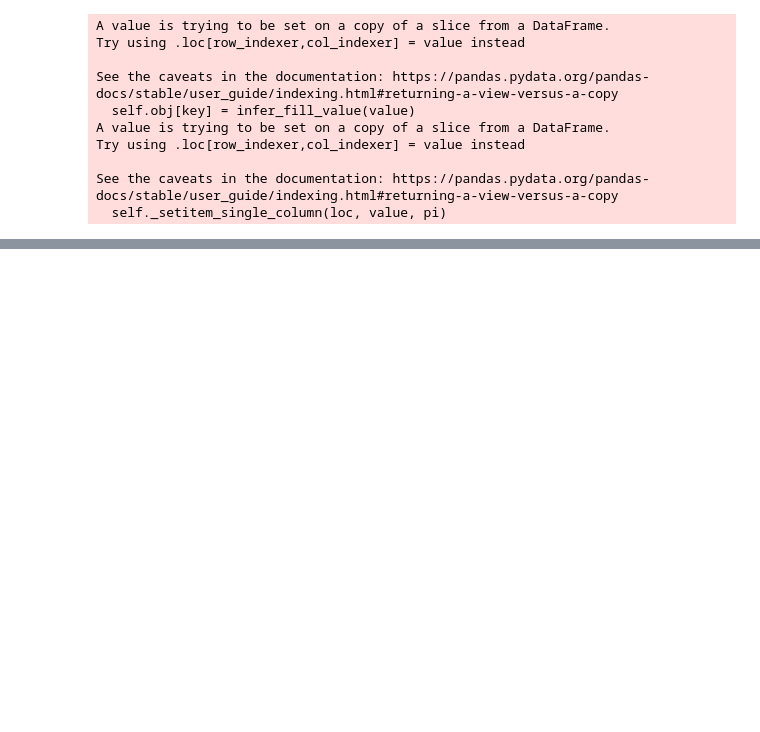
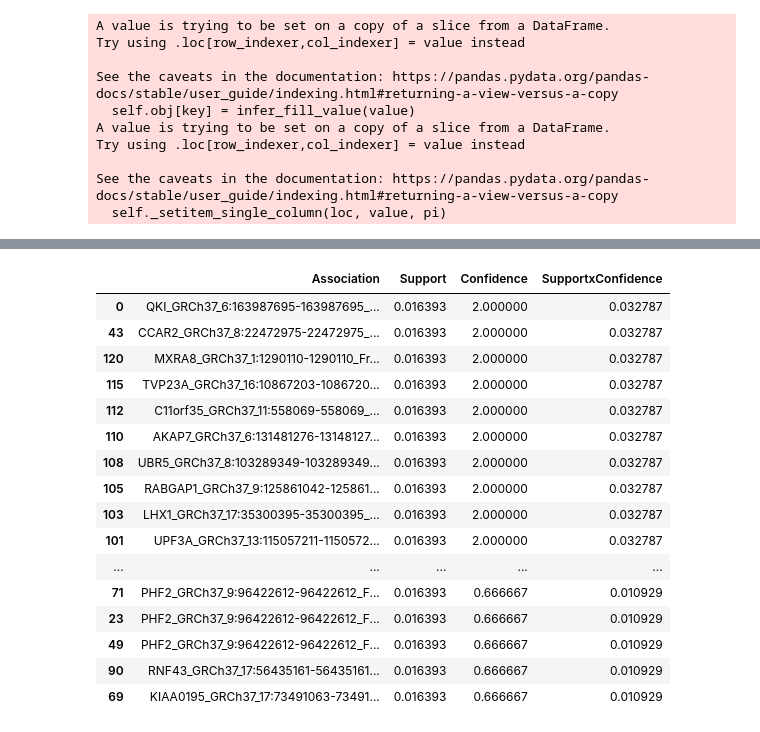
Before and after one commit to ajstein51/CS4170, a Jupyter notebook: main.ipynb, the cells around one changed output, grey strips where cells are left out. Saved outputs shown, nothing was run; the diff lists cells and outputs as text; code cells hidden in the pictures; blank space fills up the shorter version.

```diff
--- a/main.ipynb
+++ b/main.ipynb
@@ -473,0 +2485,4 @@ See the caveats in the documentation: https://pandas.pydata.org/pandas-docs/stab
+# %%
+# get the tp, fp, FDR, etc
+for i in range(0, len(tmp)):
+    tmp[i] = compare(tmp[i])
@@ -473,0 +2540,5 @@ See the caveats in the documentation: https://pandas.pydata.org/pandas-docs/stab
+# %%
+############################################ HW 10 ##########################################################################
+hw10df = df.iloc[0:163, 0:1411]
+ffdf1 = hw10df
+hw10df
@@ -473,0 +2608,19 @@ See the caveats in the documentation: https://pandas.pydata.org/pandas-docs/stab
+# %%
+# Part b - d
+hw10df2 = pd.DataFrame(columns=['Association', 'Support', 'Confidence', 'SupportxConfidence'])
+for i in range(0, len(tuplelist)):
+    # calc confidence, need to see how many times tuplelist[i][0] is in the list
+    count = 0
+    for j in range(0, len(tuplelist)):
+        if tuplelist[j][0] == tuplelist[i][0]:
+            count += 1
+    hw10df2.loc[len(hw10df2.index)] = [tuplelist[i][0]+'->'+tuplelist[i][1],2/122, 2 / count, (2/122) * (2/count)]
+
+    # for the reverse
+    count = 0
+    for j in range(0, len(tuplelist)):
+        if tuplelist[j][1] == tuplelist[i][1]:
+            count += 1
+    hw10df2.loc[len(hw10df2.index)] = [tuplelist[i][1]+'->'+tuplelist[i][0],2/122, 2 / count, (2/122) * (2/count)]
+
+hw10df2
@@ -473,0 +2676,32 @@ See the caveats in the documentation: https://pandas.pydata.org/pandas-docs/stab
+# %%
+# min threshhold for confidence, .5
+tmpdf = hw10df2
+dellater = []
+# go through a delete rows with confidence <= .5
+for i in range(0, tmpdf.shape[0]):
+    if tmpdf.iloc[i, 2] <= .5:
+        dellater.append(i)
+# end of i
+
+# delete the list
+tmpdf = tmpdf.drop(dellater)
+tmpdf
+del dellater
+# %% [output]
+|  | Association | Support | Confidence | SupportxConfidence |
+| 0 | QKI_GRCh37_6:163987695-163987695_... | 0.016393 | 2.000000 | 0.032787 |
+| 43 | CCAR2_GRCh37_8:22472975-22472975_... | 0.016393 | 2.000000 | 0.032787 |
+| 120 | MXRA8_GRCh37_1:1290110-1290110_Fr... | 0.016393 | 2.000000 | 0.032787 |
+| 115 | TVP23A_GRCh37_16:10867203-1086720... | 0.016393 | 2.000000 | 0.032787 |
+| 112 | C11orf35_GRCh37_11:558069-558069_... | 0.016393 | 2.000000 | 0.032787 |
+| 110 | AKAP7_GRCh37_6:131481276-13148127... | 0.016393 | 2.000000 | 0.032787 |
+| 108 | UBR5_GRCh37_8:103289349-103289349... | 0.016393 | 2.000000 | 0.032787 |
+| 105 | RABGAP1_GRCh37_9:125861042-125861... | 0.016393 | 2.000000 | 0.032787 |
+| 103 | LHX1_GRCh37_17:35300395-35300395_... | 0.016393 | 2.000000 | 0.032787 |
+| 101 | UPF3A_GRCh37_13:115057211-1150572... | 0.016393 | 2.000000 | 0.032787 |
+| ... | ... | ... | ... | ... |
+| 71 | PHF2_GRCh37_9:96422612-96422612_F... | 0.016393 | 0.666667 | 0.010929 |
+| 23 | PHF2_GRCh37_9:96422612-96422612_F... | 0.016393 | 0.666667 | 0.010929 |
+| 49 | PHF2_GRCh37_9:96422612-96422612_F... | 0.016393 | 0.666667 | 0.010929 |
+| 90 | RNF43_GRCh37_17:56435161-56435161... | 0.016393 | 0.666667 | 0.010929 |
+| 69 | KIAA0195_GRCh37_17:73491063-73491... | 0.016393 | 0.666667 | 0.010929 |
```
Also changed, not shown: parts of 73 cells of this notebook, 1 other file.
